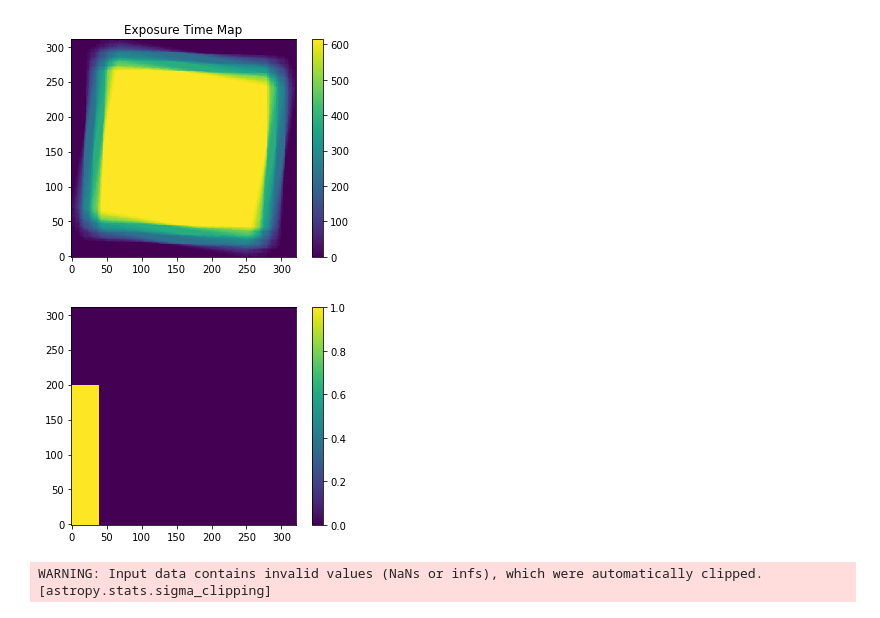
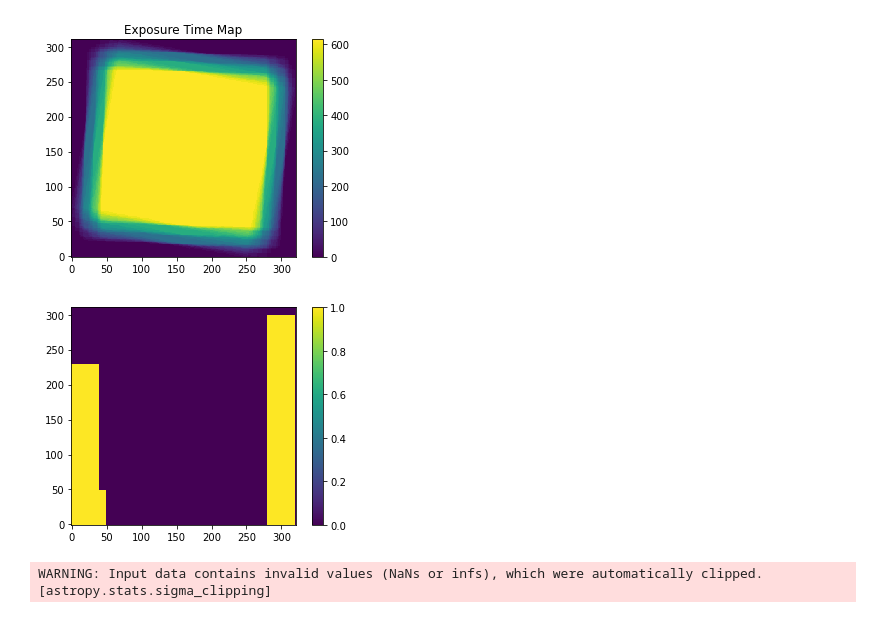
Before and after one commit to mjhankins/SFGCphotcode, a Jupyter notebook: Field9_25um_SourceCatalog.ipynb, the cells around one changed output. Saved outputs shown, nothing was run; the diff lists cells and outputs as text; code cells hidden in the pictures.

```diff
--- a/Field9_25um_SourceCatalog.ipynb
+++ b/Field9_25um_SourceCatalog.ipynb
@@ -82,21 +82,24 @@ errormap=np.sqrt(varmap)
 # %%
 #create mask for edges of field where less integration time was collected
 tmapnorm=tmap/np.max(tmap) #normalize the exposure time map
 mask=np.where(tmapnorm<0.2,tmapnorm,0).astype('bool') #create mask for any locations with less than 50% of max exposure time -Can be modified as needed
 
 #additional series of masks that can be applied when searching for sources in the segmentation map
 mask2=np.zeros(np.shape(mask))  #mask 2 is applied to the first segmentation map instance for source detection
-mask2[0:200,0:40]=1
+mask2[0:230,0:40]=1
+mask2[0:50,0:50]=1
+mask2[0:300,280:320]=1
+#mask2[0:200,0:40]=1
 mask3=np.zeros(np.shape(mask))  #mask 3 is applied to the deblended segmentation map for source detection - this may or may not be needed if the first 2 masks work ok
 #mask3[0:330,0:70]=1
 
 #plot any of the masks to verify they are configured as needed
 plt.figure()
 plt.imshow(mask2,origin='lower',interpolation='none')
 plt.colorbar()
 plt.show()
 # %% [output]
-[figure, old version]
+[figure, new version]
 # %%
 #create background model for image using median method
 bkg_estimator = MedianBackground()
```
Also changed, not shown: parts of 14 cells of this notebook, 17 other files.
